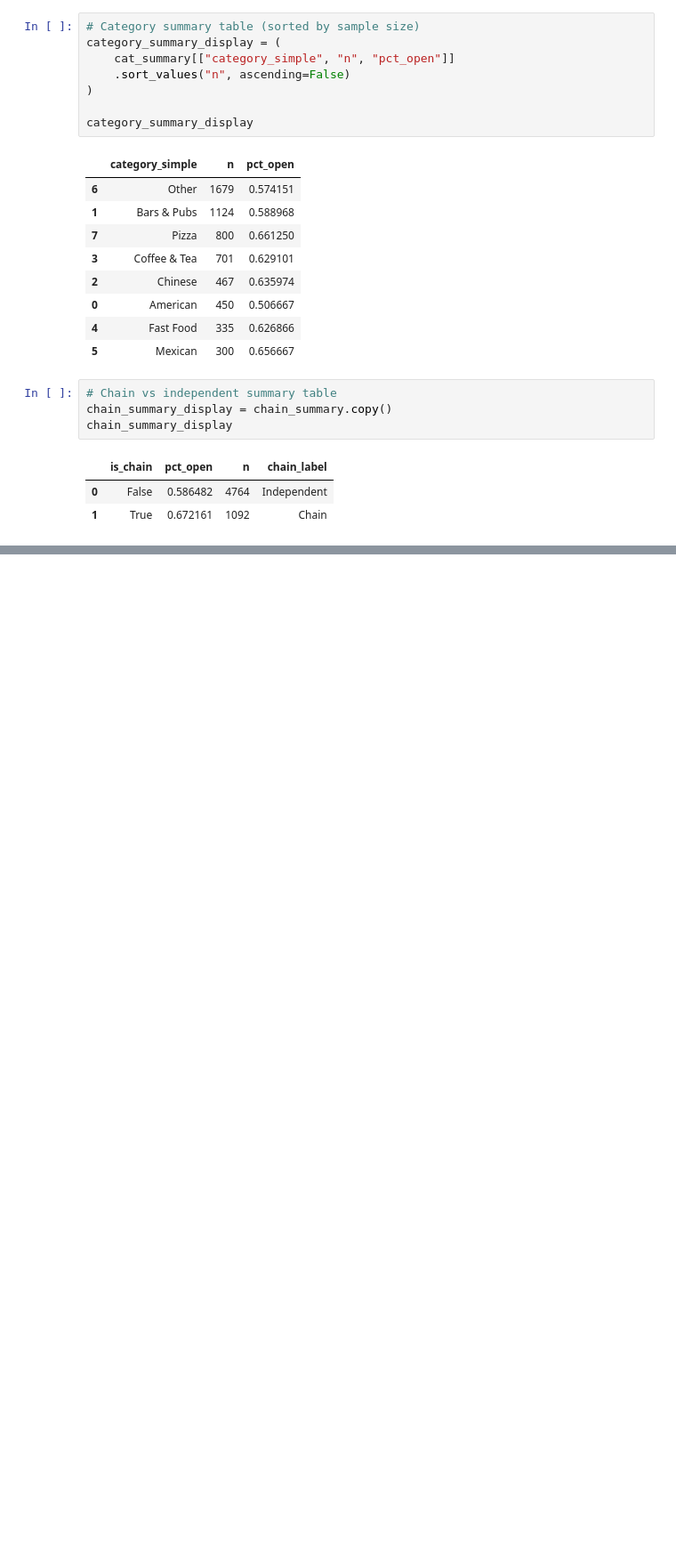
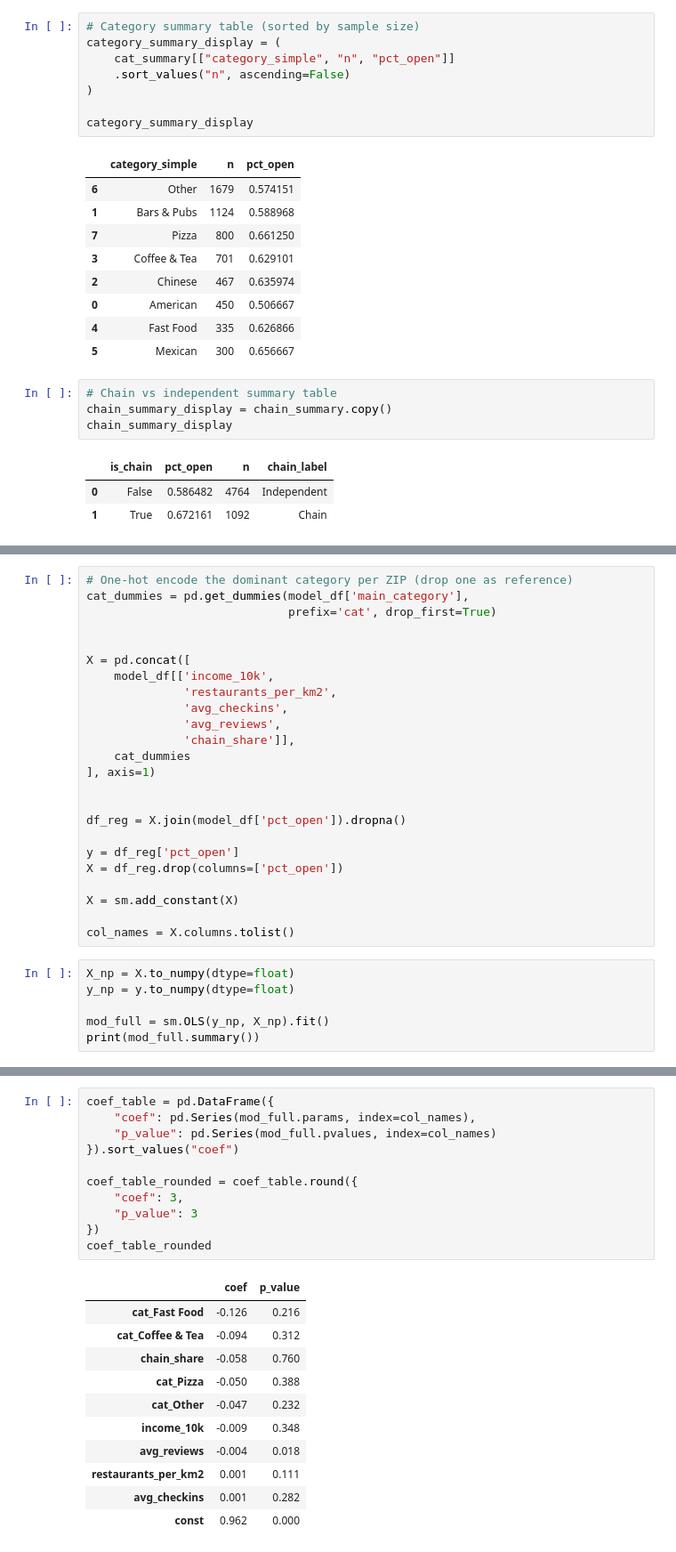
Before and after one commit to chrislowzhengxi/yelp-visualization, a Jupyter notebook: notebooks/cleaning.ipynb, the cells around one changed output, grey strips where cells are left out. Shown: that part at 89% size. Saved outputs shown, nothing was run; the diff lists cells and outputs as text; blank space fills up the shorter version.

```diff
--- a/notebooks/cleaning.ipynb
+++ b/notebooks/cleaning.ipynb
@@ -651,0 +826,30 @@ chain_chart
+# %%
+# One-hot encode the dominant category per ZIP (drop one as reference)
+cat_dummies = pd.get_dummies(model_df['main_category'],
+                             prefix='cat', drop_first=True)
+
+
+X = pd.concat([
+    model_df[['income_10k',
+              'restaurants_per_km2',
+              'avg_checkins',
+              'avg_reviews',
+              'chain_share']],
+    cat_dummies
+], axis=1)
+
+
+df_reg = X.join(model_df['pct_open']).dropna()
+
+y = df_reg['pct_open']
+X = df_reg.drop(columns=['pct_open'])
+
+X = sm.add_constant(X)
+
+col_names = X.columns.tolist()
+# %%
+X_np = X.to_numpy(dtype=float)
+y_np = y.to_numpy(dtype=float)
+
+mod_full = sm.OLS(y_np, X_np).fit()
+print(mod_full.summary())
@@ -651,0 +888,23 @@ chain_chart
+# %%
+coef_table = pd.DataFrame({
+    "coef": pd.Series(mod_full.params, index=col_names),
+    "p_value": pd.Series(mod_full.pvalues, index=col_names)
+}).sort_values("coef")
+
+coef_table_rounded = coef_table.round({
+    "coef": 3,
+    "p_value": 3
+})
+coef_table_rounded
+# %% [output]
+|  | coef | p_value |
+| cat_Fast Food | -0.126 | 0.216 |
+| cat_Coffee & Tea | -0.094 | 0.312 |
+| chain_share | -0.058 | 0.760 |
+| cat_Pizza | -0.050 | 0.388 |
+| cat_Other | -0.047 | 0.232 |
+| income_10k | -0.009 | 0.348 |
+| avg_reviews | -0.004 | 0.018 |
+| restaurants_per_km2 | 0.001 | 0.111 |
+| avg_checkins | 0.001 | 0.282 |
+| const | 0.962 | 0.000 |
```
Also changed, not shown: parts of 30 cells of this notebook, 2 other files.
